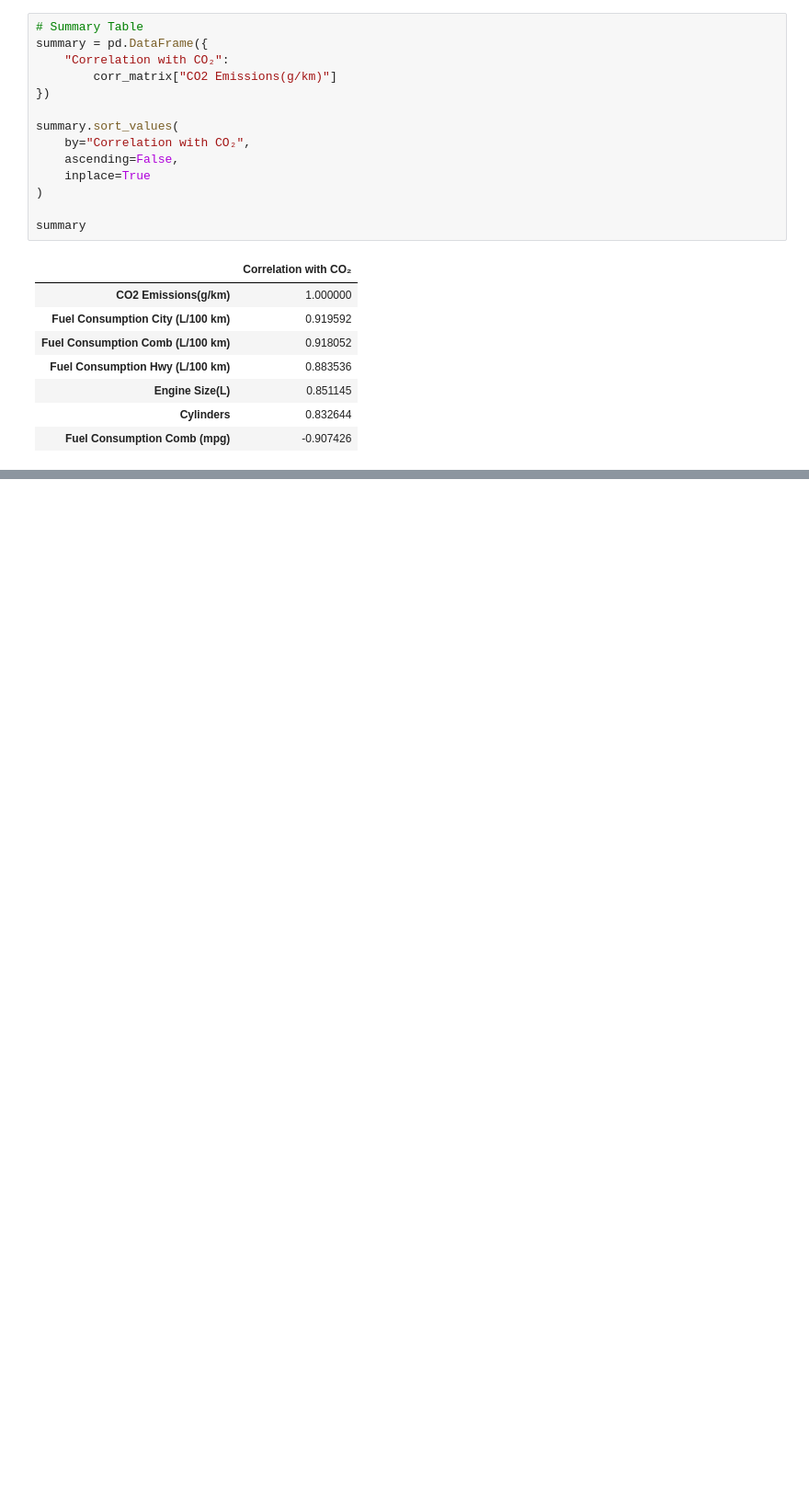
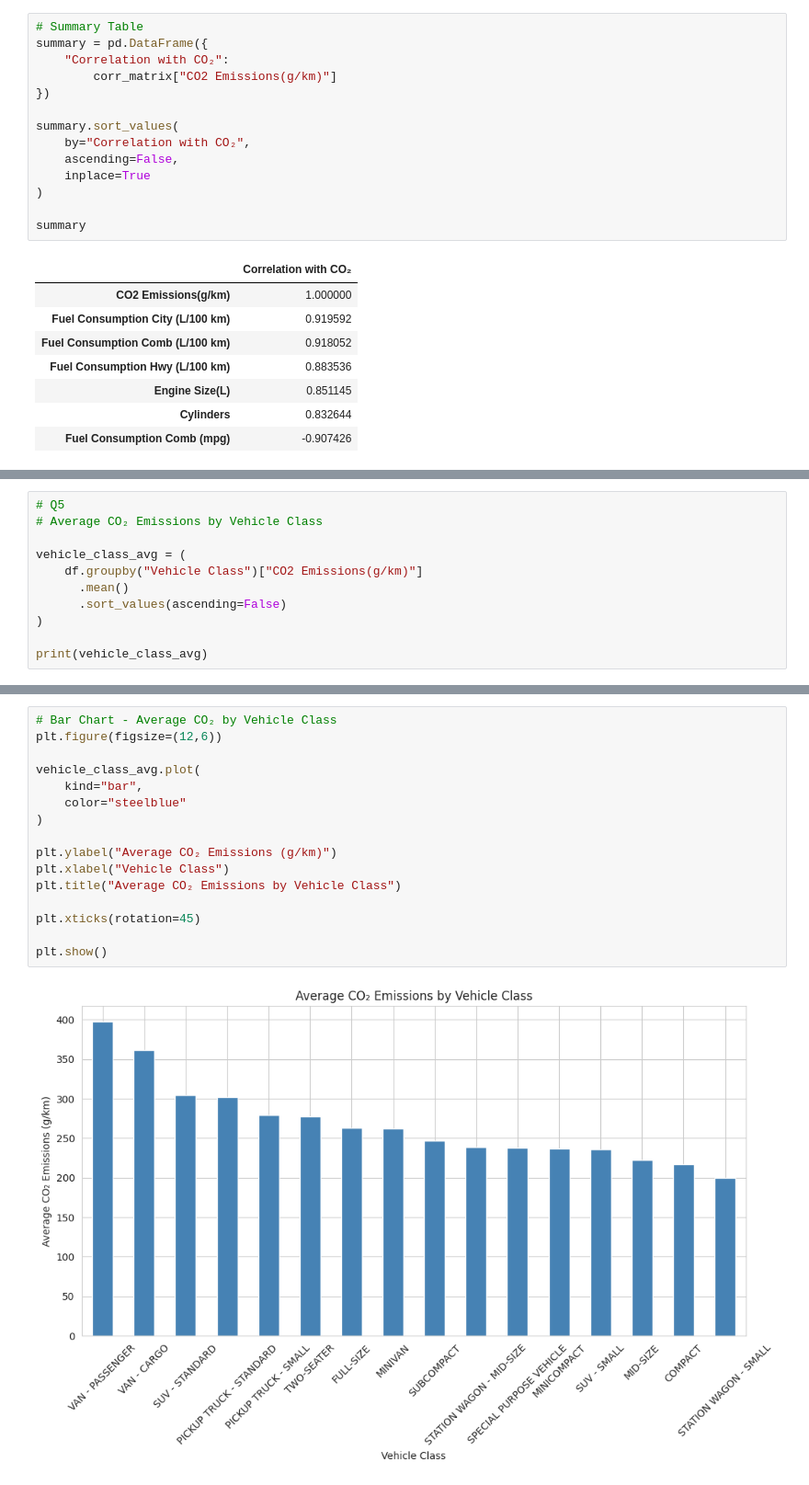
Before and after one commit to anp2/Declarative-Pipeline, a Jupyter notebook: CO2_Emission.ipynb, the cells around one changed output, grey strips where cells are left out. Shown at 92% size. Cells and saved outputs as stored; diff of their text form; blank space fills up the shorter version.

```diff
--- a/CO2_Emission.ipynb
+++ b/CO2_Emission.ipynb
@@ -403,0 +408,11 @@ summary
+# %%
+# Q5
+# Average CO₂ Emissions by Vehicle Class
+
+vehicle_class_avg = (
+    df.groupby("Vehicle Class")["CO2 Emissions(g/km)"]
+      .mean()
+      .sort_values(ascending=False)
+)
+
+print(vehicle_class_avg)
@@ -403,0 +438,18 @@ summary
+# %%
+# Bar Chart - Average CO₂ by Vehicle Class
+plt.figure(figsize=(12,6))
+
+vehicle_class_avg.plot(
+    kind="bar",
+    color="steelblue"
+)
+
+plt.ylabel("Average CO₂ Emissions (g/km)")
+plt.xlabel("Vehicle Class")
+plt.title("Average CO₂ Emissions by Vehicle Class")
+
+plt.xticks(rotation=45)
+
+plt.show()
+# %% [output]
+[figure, added]
```
Also changed, not shown: parts of 14 cells of this notebook.
